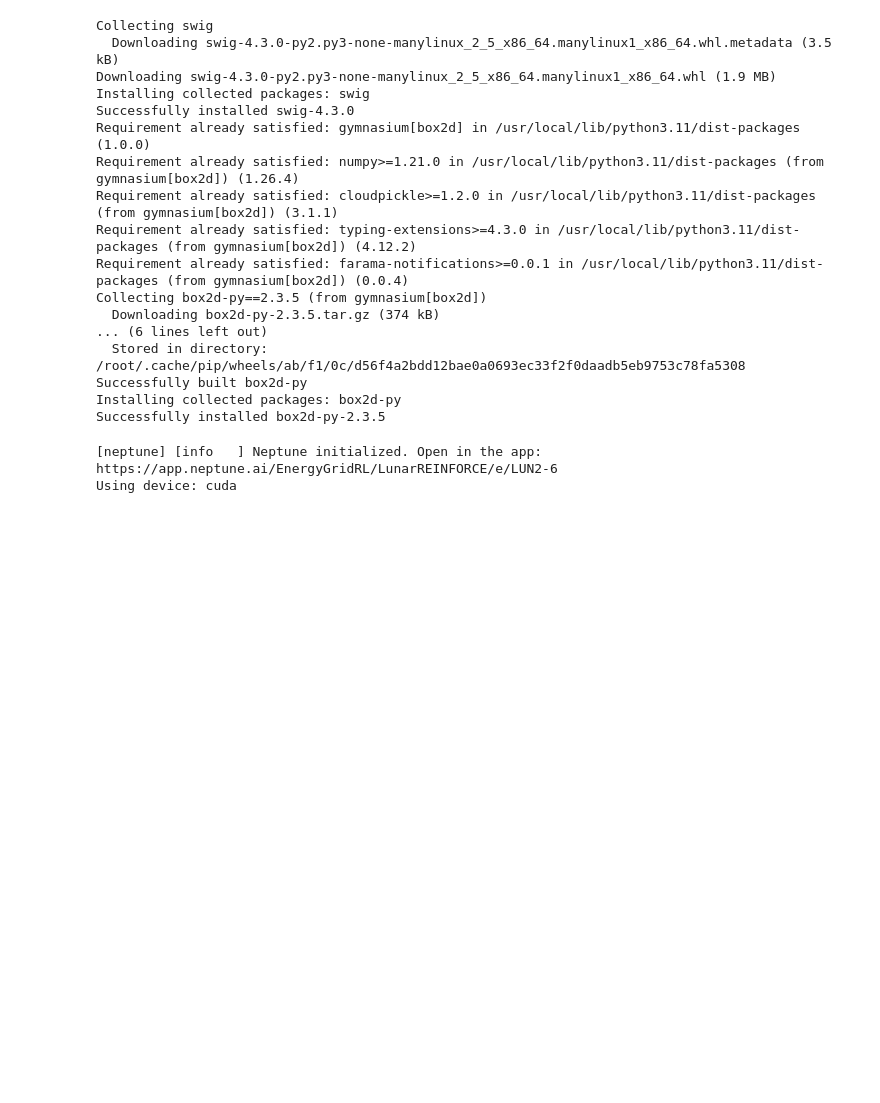
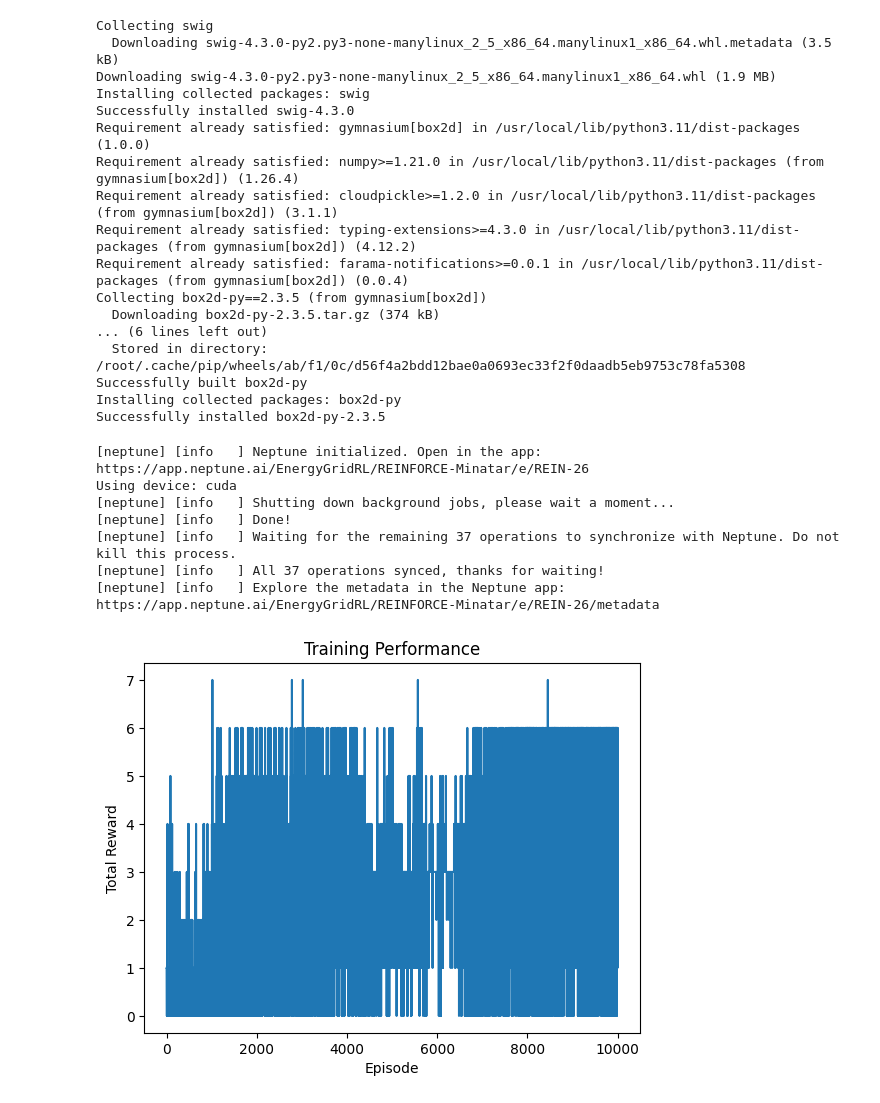
Before and after one commit to ToniGrindrod/Learning_Deep_RL, a Jupyter notebook: REINFORCE_minatar.ipynb, the cells around one changed output. Saved outputs shown, nothing was run; the diff lists cells and outputs as text; code cells hidden in the pictures; blank space fills up the shorter version.

Commit message:
Tried running for minatar for different hyperparameters and network architectures. last run was best

```diff
--- a/REINFORCE_minatar.ipynb
+++ b/REINFORCE_minatar.ipynb
@@ -69,26 +89,3 @@ if torch.cuda.is_available():
     torch.cuda.manual_seed(seed)
     torch.backends.cudnn.deterministic = True
     torch.backends.cudnn.benchmark = False
-# %%
-class PolicyNet(nn.Module):
-    def __init__(self, input_shape, output_size):
-        super(PolicyNet, self).__init__()
-
-        c, h, w = input_shape  # Extract channels, height, width
-
-        self.conv1 = nn.Conv2d(c, 16, kernel_size=3, stride=1, padding=1)  # Conv layer
-        self.conv2 = nn.Conv2d(16, 32, kernel_size=3, stride=1, padding=1) # Another Conv layer
-        self.fc1 = nn.Linear(32 * h * w, 128)  # Fully connected layer
-        self.fc2 = nn.Linear(128, output_size) # Output layer
-
-    def forward(self, x):
-        # Permute the input from (batch_size, height, width, channels) to (batch_size, channels, height, width)
-        #need to do this to match shape expected for torch's Conv2d
-        x = x.permute(0, 3, 1, 2)  # Reorder dimensions to match PyTorch's Conv2d format: (batch_size, c, h, w)
-
-        x = F.relu(self.conv1(x))  # First Conv layer + ReLU
-        x = F.relu(self.conv2(x))  # Second Conv layer + ReLU
-        x = torch.flatten(x, start_dim=1)  # Flatten for the FC layer
-        x = F.relu(self.fc1(x))  # First FC layer
-        x = self.fc2(x)  # Output logits (no softmax, handled by policy function)
-        return F.softmax(x, dim=1)  # Action probabilities
@@ -114,7 +154,7 @@ class ReinforceNNLearber:
         ###THIS CHANGED FOR MINATAR
         # Assuming state shape is (10, 10, c), where c is the number of channels
 
-        self.policy_net = PolicyNet(state.shape(), n_actions).to(self.device)
+        self.policy_net = PolicyNet(state.shape, n_actions).to(self.device)
         self.optimizer = optim.Adam(self.policy_net.parameters(), lr=self.learning_rate)
         # when initialise like this, you're telling the optimizer how large each step (or update) should be in the gradient descent process. In this case, the learning rate (self.learning_rate) controls the size of the step taken during the optimization step.
         self.num_episodes = num_episodes
@@ -315,7 +355,13 @@ Successfully built box2d-py
 Installing collected packages: box2d-py
 Successfully installed box2d-py-2.3.5
 # %%
-main_Minatar(1e-3,0.99)
+main_Minatar(5e-4,0.99)
 # %% [output]
-[neptune] [info   ] Neptune initialized. Open in the app: https://app.neptune.ai/EnergyGridRL/LunarREINFORCE/e/LUN2-6
+[neptune] [info   ] Neptune initialized. Open in the app: https://app.neptune.ai/EnergyGridRL/REINFORCE-Minatar/e/REIN-26
 Using device: cuda
+[neptune] [info   ] Shutting down background jobs, please wait a moment...
+[neptune] [info   ] Done!
+[neptune] [info   ] Waiting for the remaining 37 operations to synchronize with Neptune. Do not kill this process.
+[neptune] [info   ] All 37 operations synced, thanks for waiting!
+[neptune] [info   ] Explore the metadata in the Neptune app: https://app.neptune.ai/EnergyGridRL/REINFORCE-Minatar/e/REIN-26/metadata
+[figure, added]
```
Also changed, not shown: parts of 4 cells of this notebook.
